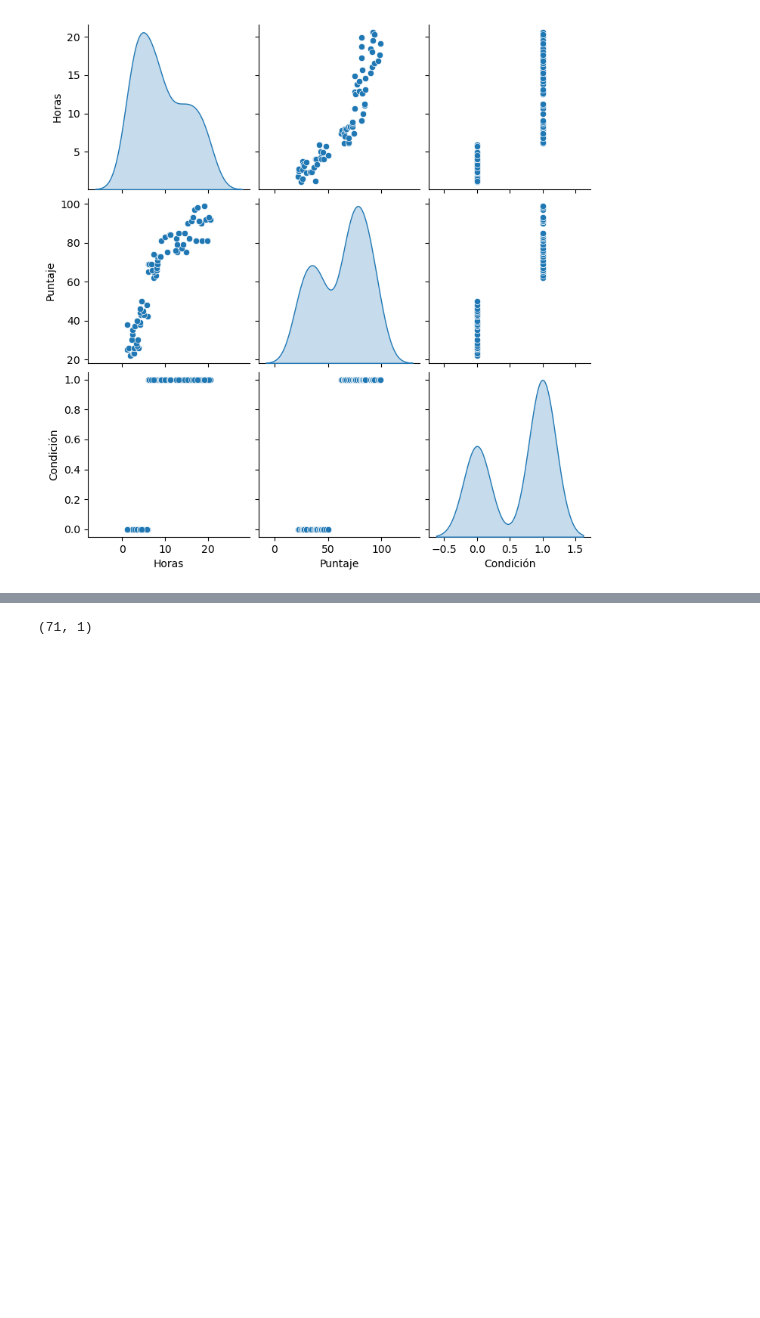
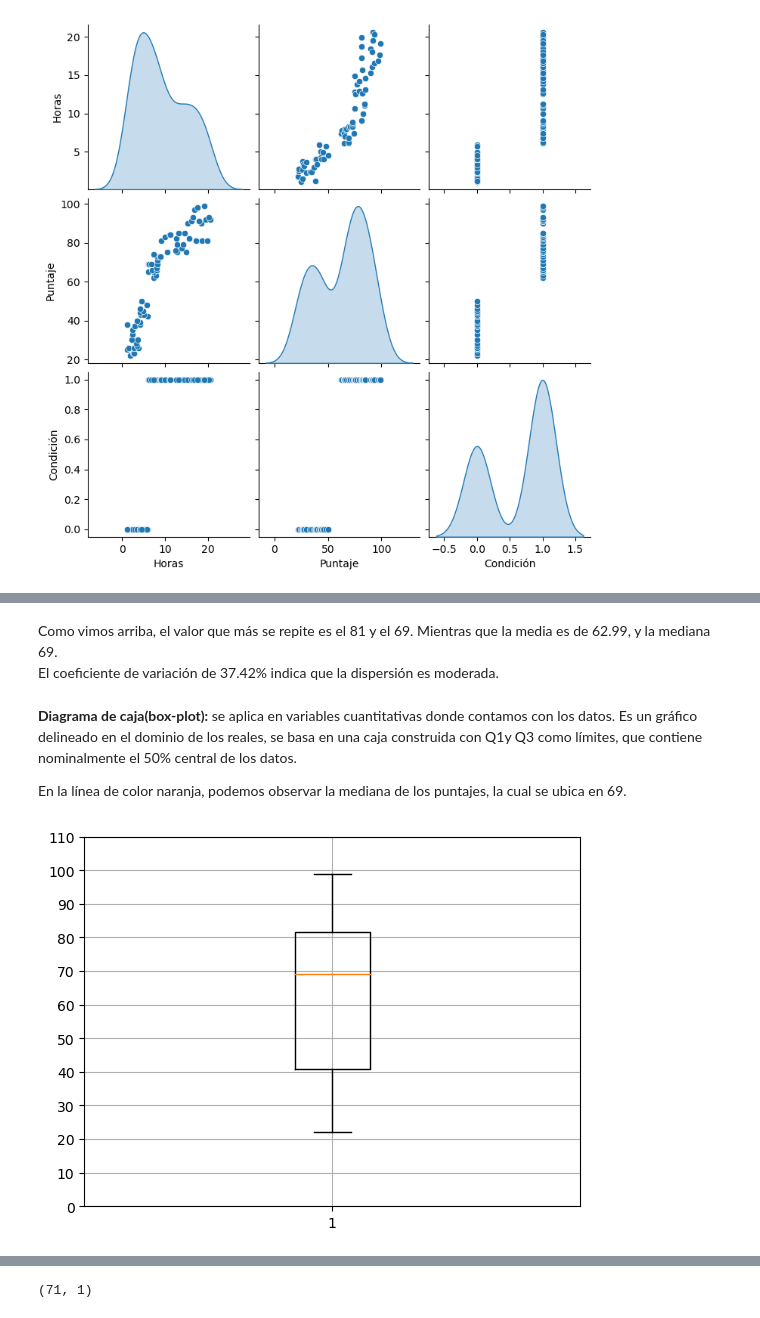
Before and after one commit to marianovila/Regresion_Logistica_Clasificacion, a Jupyter notebook: Reg_Logistica.ipynb, the cells around one changed output, grey strips where cells are left out. Cells and saved outputs as stored; diff of their text form; code cells hidden in the pictures; blank space fills up the shorter version.

```diff
--- a/Reg_Logistica.ipynb
+++ b/Reg_Logistica.ipynb
@@ -103,0 +133,16 @@ plt.show()
+# %% [markdown]
+Como vimos arriba, el valor que más se repite es el 81 y el 69. Mientras que la media es de 62.99, y la mediana 69.
+El coeficiente de variación de 37.42% indica que la dispersión es moderada.
+# %% [markdown]
+**Diagrama de caja(box-plot):** se aplica en variables cuantitativas donde contamos con los datos.
+Es un gráfico delineado en el dominio de los reales, se basa en una caja construida con Q1y Q3 como límites,
+que contiene nominalmente el 50% central de los datos.
+
+En la línea de color naranja, podemos observar la mediana de los puntajes, la cual se ubica en 69.
+# %%
+plt.boxplot(dataset['Puntaje'])
+plt.grid(True)
+plt.yticks(np.arange(0,120,10))
+plt.show()
+# %% [output]
+[figure, added]
```
Also changed, not shown: parts of 13 cells of this notebook.
